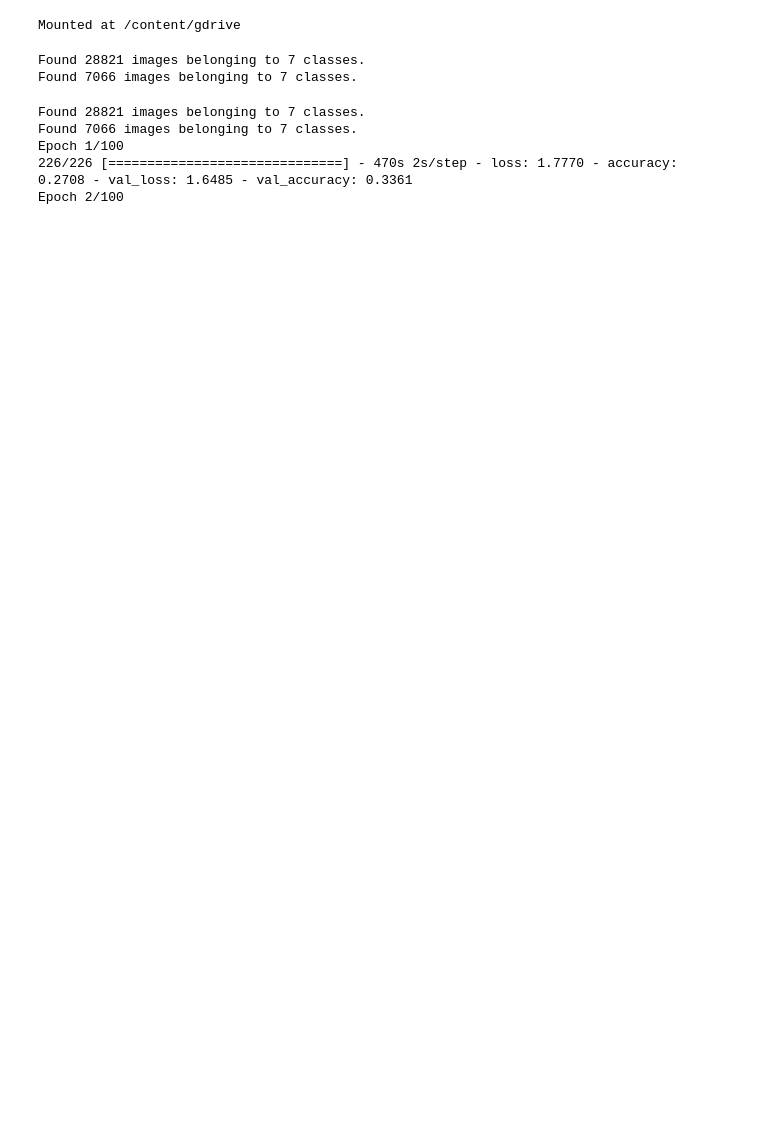
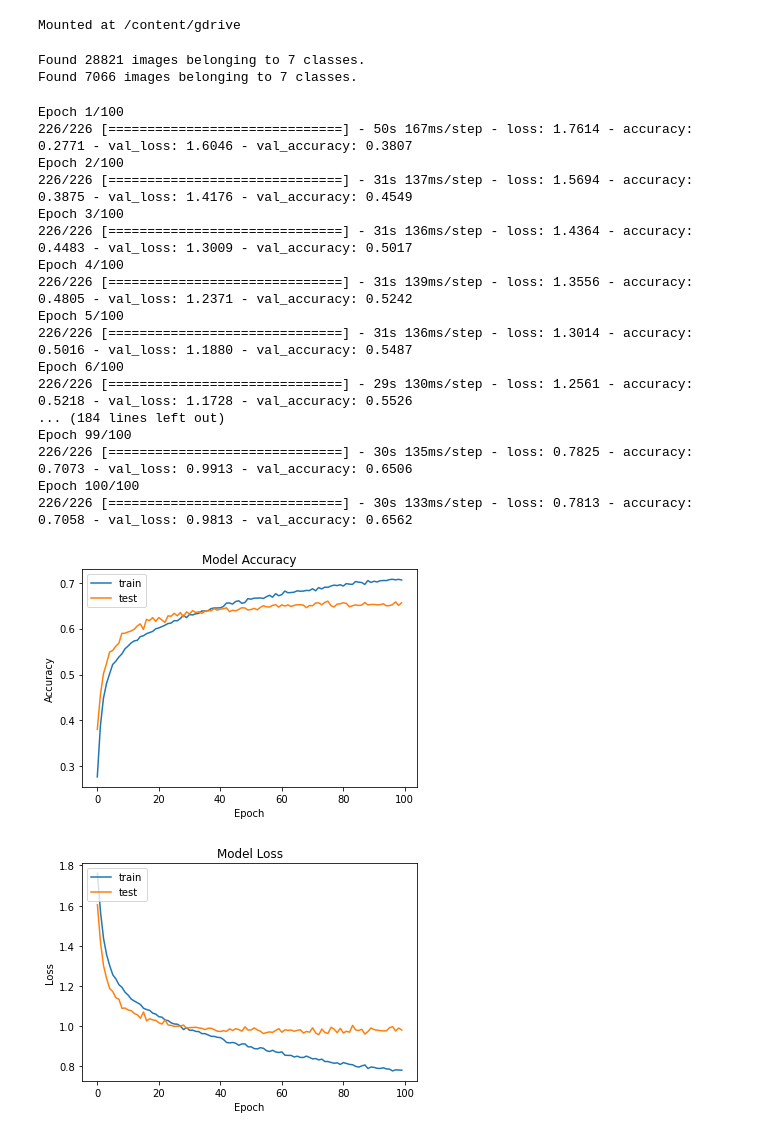
Before and after one commit to sifat173/Face-expression-recognition, a Jupyter notebook: Face_expression_recognition.ipynb, the cells around one changed output. Drawn from its saved outputs; the diff is of its cells as text; code cells hidden in the pictures; blank space fills up the shorter version.

```diff
--- a/Face_expression_recognition.ipynb
+++ b/Face_expression_recognition.ipynb
@@ -59,26 +59,6 @@ Found 7066 images belonging to 7 classes.
 # %%
 
 
-
-# Define data generators
-train_datagen = ImageDataGenerator(rescale=1./255,
-                                   shear_range=0.2,
-                                   zoom_range=0.2,
-                                   horizontal_flip=True)
-
-test_datagen = ImageDataGenerator(rescale=1./255)
-
-train_generator = train_datagen.flow_from_directory(train_data_dir,
-                                                    target_size=(img_width, img_height),
-                                                    batch_size=batch_size,
-                                                    color_mode='grayscale',
-                                                    class_mode='categorical')
-
-test_generator = test_datagen.flow_from_directory(test_data_dir,
-                                                  target_size=(img_width, img_height),
-                                                  batch_size=batch_size,
-                                                  color_mode='grayscale',
-                                                  class_mode='categorical')
 
 # Define model
 model = Sequential()
@@ -98,33 +78,47 @@ model.add(Dense(7, activation='softmax'))
 
 # Compile model
 model.compile(loss='categorical_crossentropy',
               optimizer='adam',
               metrics=['accuracy'])
 
 # Train model
 history = model.fit(train_generator,
                     epochs=epochs,
                     validation_data=test_generator)
 
 # Plot training history
 plt.plot(history.history['accuracy'])
 plt.plot(history.history['val_accuracy'])
 plt.title('Model Accuracy')
 plt.ylabel('Accuracy')
 plt.xlabel('Epoch')
 plt.legend(['train', 'test'], loc='upper left')
 plt.show()
 
 plt.plot(history.history['loss'])
 plt.plot(history.history['val_loss'])
 plt.title('Model Loss')
 plt.ylabel('Loss')
 plt.xlabel('Epoch')
 plt.legend(['train', 'test'], loc='upper left')
 plt.show()
 # %% [output]
-Found 28821 images belonging to 7 classes.
-Found 7066 images belonging to 7 classes.
 Epoch 1/100
-226/226 [==============================] - 470s 2s/step - loss: 1.7770 - accuracy: 0.2708 - val_loss: 1.6485 - val_accuracy: 0.3361
+226/226 [==============================] - 50s 167ms/step - loss: 1.7614 - accuracy: 0.2771 - val_loss: 1.6046 - val_accuracy: 0.3807
 Epoch 2/100
+226/226 [==============================] - 31s 137ms/step - loss: 1.5694 - accuracy: 0.3875 - val_loss: 1.4176 - val_accuracy: 0.4549
+Epoch 3/100
+226/226 [==============================] - 31s 136ms/step - loss: 1.4364 - accuracy: 0.4483 - val_loss: 1.3009 - val_accuracy: 0.5017
+Epoch 4/100
+226/226 [==============================] - 31s 139ms/step - loss: 1.3556 - accuracy: 0.4805 - val_loss: 1.2371 - val_accuracy: 0.5242
+Epoch 5/100
+226/226 [==============================] - 31s 136ms/step - loss: 1.3014 - accuracy: 0.5016 - val_loss: 1.1880 - val_accuracy: 0.5487
+Epoch 6/100
+226/226 [==============================] - 29s 130ms/step - loss: 1.2561 - accuracy: 0.5218 - val_loss: 1.1728 - val_accuracy: 0.5526
+... (184 lines left out)
+Epoch 99/100
+226/226 [==============================] - 30s 135ms/step - loss: 0.7825 - accuracy: 0.7073 - val_loss: 0.9913 - val_accuracy: 0.6506
+Epoch 100/100
+226/226 [==============================] - 30s 133ms/step - loss: 0.7813 - accuracy: 0.7058 - val_loss: 0.9813 - val_accuracy: 0.6562
+[figure, added]
+[figure, added]
```
Also changed, not shown: parts of 8 cells of this notebook.
